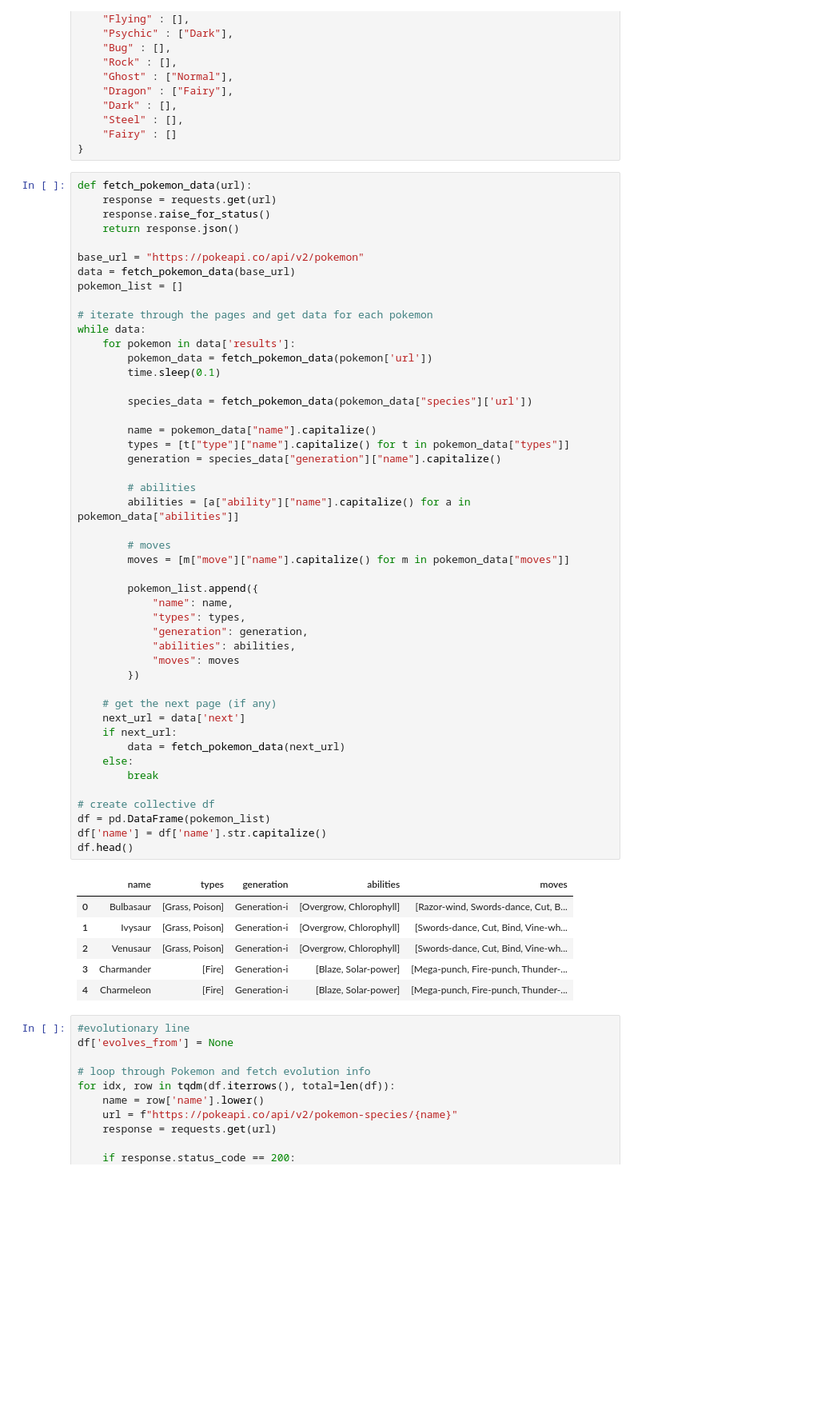
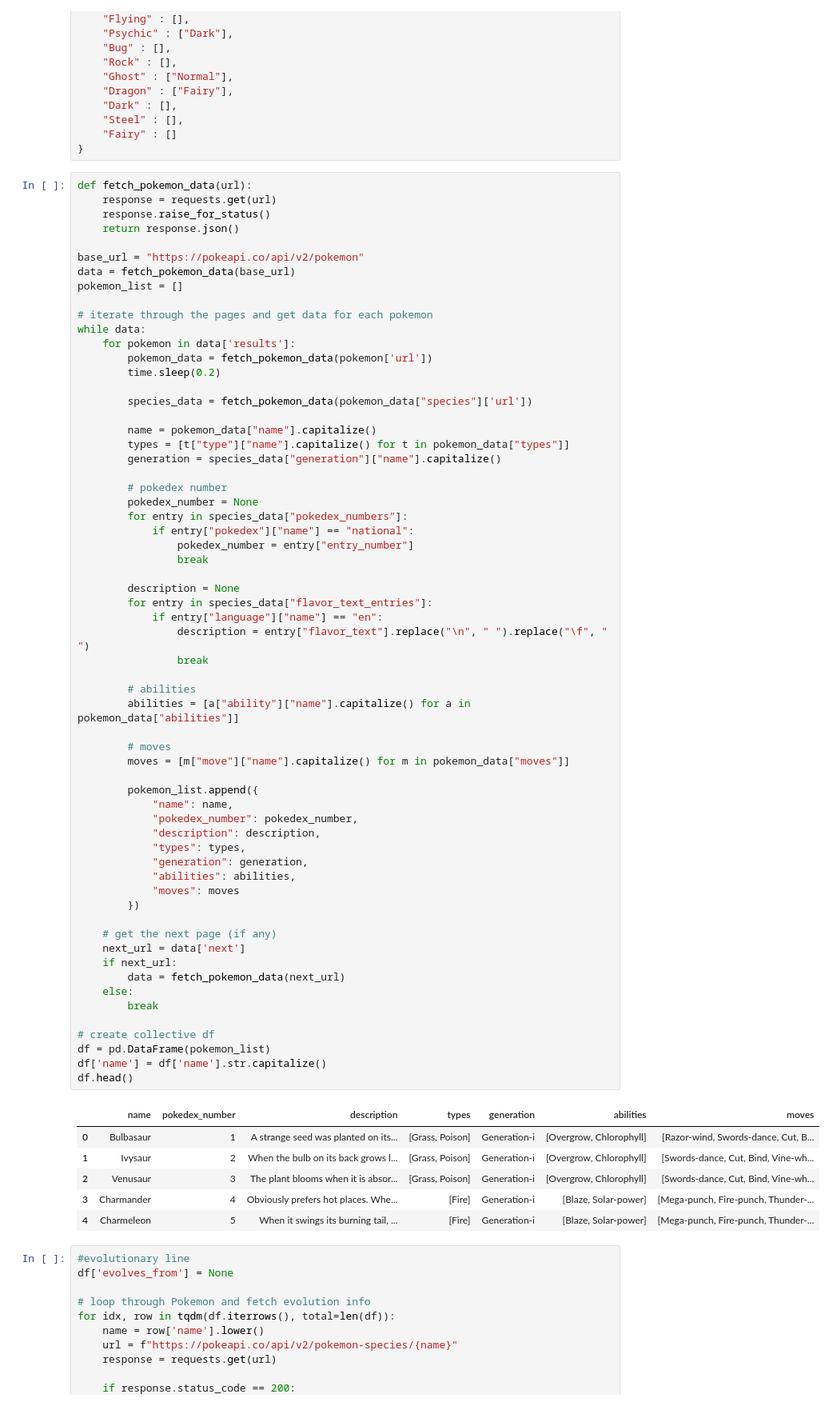
Before and after one commit to Fleria/knowledge-graph-pokedex, a Jupyter notebook: population.ipynb, the cells around one changed output. Shown at 80% size. Drawn from its saved outputs; the diff is of its cells as text; blank space fills up the shorter version.

```diff
--- a/population.ipynb
+++ b/population.ipynb
@@ -102,46 +102,61 @@ pokemon_list = []
 while data:
     for pokemon in data['results']:
         pokemon_data = fetch_pokemon_data(pokemon['url'])
-        time.sleep(0.1)
+        time.sleep(0.2)
 
         species_data = fetch_pokemon_data(pokemon_data["species"]['url'])
 
         name = pokemon_data["name"].capitalize()
         types = [t["type"]["name"].capitalize() for t in pokemon_data["types"]]
         generation = species_data["generation"]["name"].capitalize()
+
+        # pokedex number
+        pokedex_number = None
+        for entry in species_data["pokedex_numbers"]:
+            if entry["pokedex"]["name"] == "national":
+                pokedex_number = entry["entry_number"]
+                break
+
+        description = None
+        for entry in species_data["flavor_text_entries"]:
+            if entry["language"]["name"] == "en":
+                description = entry["flavor_text"].replace("\n", " ").replace("\f", " ")
+                break
 
         # abilities
         abilities = [a["ability"]["name"].capitalize() for a in pokemon_data["abilities"]]
 
         # moves
         moves = [m["move"]["name"].capitalize() for m in pokemon_data["moves"]]
 
         pokemon_list.append({
             "name": name,
+            "pokedex_number": pokedex_number,
+            "description": description,
             "types": types,
             "generation": generation,
             "abilities": abilities,
             "moves": moves
         })
 
     # get the next page (if any)
     next_url = data['next']
     if next_url:
         data = fetch_pokemon_data(next_url)
     else:
         break
 
 # create collective df
 df = pd.DataFrame(pokemon_list)
 df['name'] = df['name'].str.capitalize()
 df.head()
 # %% [output]
-|  | name | types | generation | abilities | moves |
-| 0 | Bulbasaur | [Grass, Poison] | Generation-i | [Overgrow, Chlorophyll] | [Razor-wind, Swords-dance, Cut, B... |
-| 1 | Ivysaur | [Grass, Poison] | Generation-i | [Overgrow, Chlorophyll] | [Swords-dance, Cut, Bind, Vine-wh... |
-| 2 | Venusaur | [Grass, Poison] | Generation-i | [Overgrow, Chlorophyll] | [Swords-dance, Cut, Bind, Vine-wh... |
-| 3 | Charmander | [Fire] | Generation-i | [Blaze, Solar-power] | [Mega-punch, Fire-punch, Thunder-... |
-| 4 | Charmeleon | [Fire] | Generation-i | [Blaze, Solar-power] | [Mega-punch, Fire-punch, Thunder-... |
+|  | name | pokedex_number | description | types | generation | abilities | moves |
+| 0 | Bulbasaur | 1 | A strange seed was planted on its... | [Grass, Poison] | Generation-i | [Overgrow, Chlorophyll] | [Razor-wind, Swords-dance, Cut, B... |
+| 1 | Ivysaur | 2 | When the bulb on its back grows l... | [Grass, Poison] | Generation-i | [Overgrow, Chlorophyll] | [Swords-dance, Cut, Bind, Vine-wh... |
+| 2 | Venusaur | 3 | The plant blooms when it is absor... | [Grass, Poison] | Generation-i | [Overgrow, Chlorophyll] | [Swords-dance, Cut, Bind, Vine-wh... |
+| 3 | Charmander | 4 | Obviously prefers hot places. Whe... | [Fire] | Generation-i | [Blaze, Solar-power] | [Mega-punch, Fire-punch, Thunder-... |
+| 4 | Charmeleon | 5 | When it swings its burning tail, ... | [Fire] | Generation-i | [Blaze, Solar-power] | [Mega-punch, Fire-punch, Thunder-... |
 # %%
 #evolutionary line
 df['evolves_from'] = None
```
Also changed, not shown: parts of 2 cells of this notebook, 2 other files.
